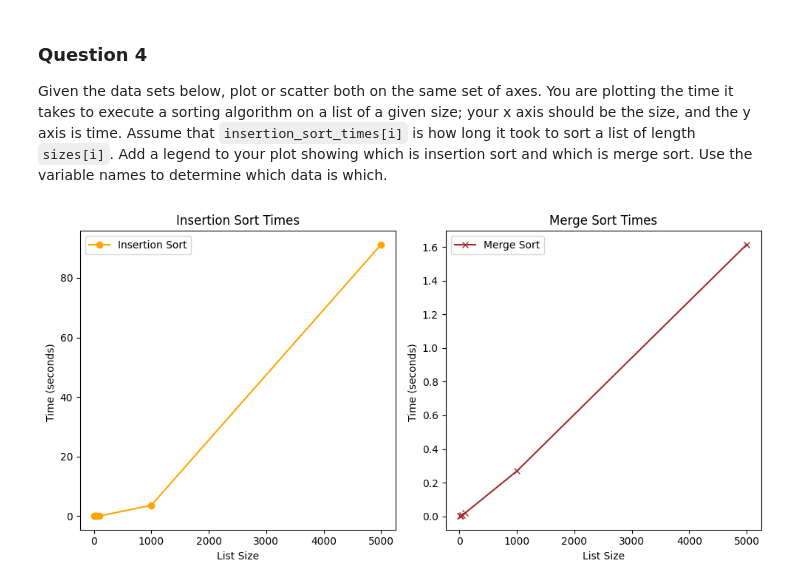
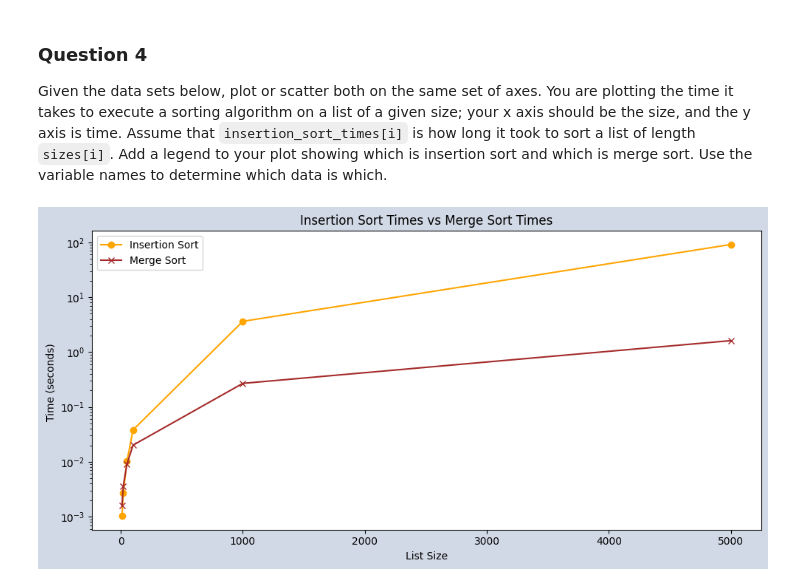
Before and after one commit to ryankrabbe/web-project-03-krabbe, a Jupyter notebook: pyplot.ipynb, the cells around one changed output. Cells and saved outputs as stored; diff of their text form; code cells hidden in the pictures.

```diff
--- a/pyplot.ipynb
+++ b/pyplot.ipynb
@@ -110,26 +129,27 @@ Given the data sets below, plot or scatter both on the same set of axes.  You ar
 # %%
 sizes = [10, 20, 50, 100, 1000, 5000]
 insertion_sort_times = [0.0010252999999999998, 0.0027026999999999954, 0.010147200000000002, 0.0381137, 3.6303399, 91.2180796]
 merge_sort_times = [0.00161889999999687, 0.003635600000009731, 0.0090655000000055, 0.020108000000007564, 0.2687474000000094, 1.6147050999999948]
 
-# Subplots for Insertion Sort Plot and Merge Sort Plot
-fig, (plt1, plt2) = plt.subplots(1,2, figsize=(10,5))
+# Create figure and axes
+fig, ax = plt.subplots(figsize=(10, 5))
+fig.patch.set_facecolor('#d1d9e6')
 
-# Insertion Sort Plot
-plt1.plot(sizes, insertion_sort_times, color='orange', marker='o', label='Insertion Sort')
-plt1.set_title('Insertion Sort Times')
-plt1.set_xlabel('List Size')
-plt1.set_ylabel('Time (seconds) ')
-plt1.legend()
+# Plot the data on the same axes
+ax.plot(sizes, insertion_sort_times, color='orange', marker='o', label='Insertion Sort')
+ax.plot(sizes, merge_sort_times, color='brown', marker='x', label='Merge Sort')
 
-# Merge Sort Plot
-plt2.plot(sizes, merge_sort_times, color='brown', marker='x', label='Merge Sort')
-plt2.set_title('Merge Sort Times')
-plt2.set_xlabel('List Size')
-plt2.set_ylabel('Time (seconds) ')
-plt2.legend()
+# Set titles and legend
+ax.set_title('Insertion Sort Times vs Merge Sort Times')
+ax.set_xlabel('List Size')
+ax.set_ylabel('Time (seconds) ')
+ax.legend()
 
+# Set y-axis to logarithmic scale
+ax.set_yscale('log')
+
+# Display plot
 plt.tight_layout()
 plt.show()
 # %% [output]
-[figure, old version]
+[figure, new version]
```
Also changed, not shown: parts of 4 cells of this notebook.
